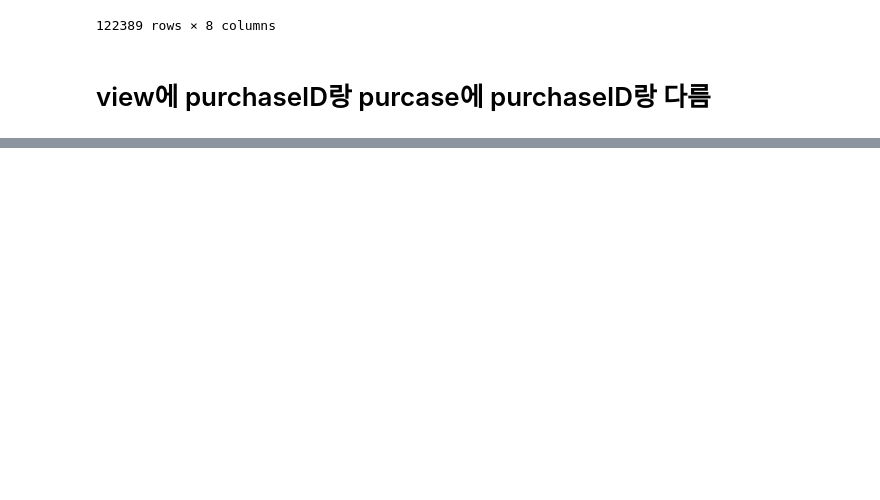
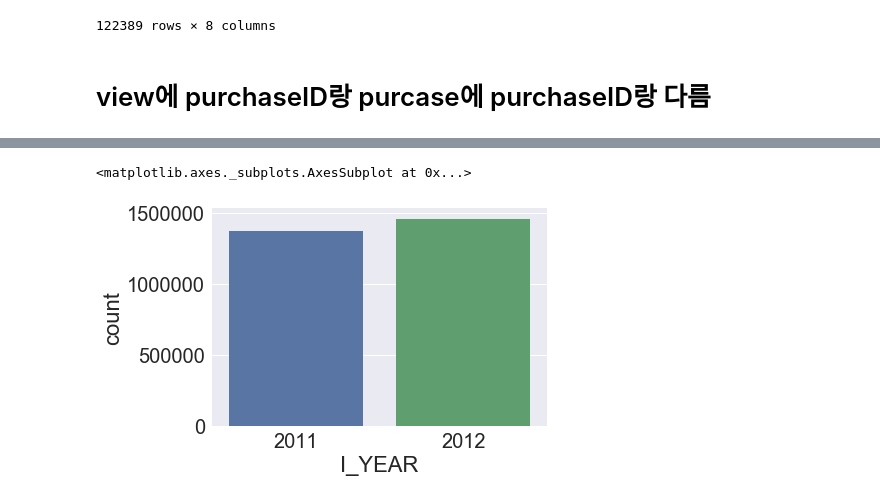
Before and after one commit to JoonSeongLee/dss7-coupon, a Jupyter notebook: jw/eda_coupon_visit_eda.ipynb, the cells around one changed output, grey strips where cells are left out. Cells and saved outputs as stored; diff of their text form; code cells hidden in the pictures; blank space fills up the shorter version.

```diff
--- a/jw/eda_coupon_visit_eda.ipynb
+++ b/jw/eda_coupon_visit_eda.ipynb
@@ -77,0 +109,11 @@ tmp
+# %%
+view["I_DATE"] = pd.to_datetime(view["I_DATE"])
+view["I_YEAR"] = view["I_DATE"].dt.year
+view["I_MONTH"] = view["I_DATE"].dt.month
+view["I_HOUR"] = view["I_DATE"].dt.hour
+view["I_WEEKDAY"] = view["I_DATE"].dt.weekday
+# %%
+sns.countplot('I_YEAR',data=view)
+# %% [output]
+<matplotlib.axes._subplots.AxesSubplot at 0x...>
+[figure, added]
```
Also changed, not shown: parts of 13 cells of this notebook, 12 other files.
